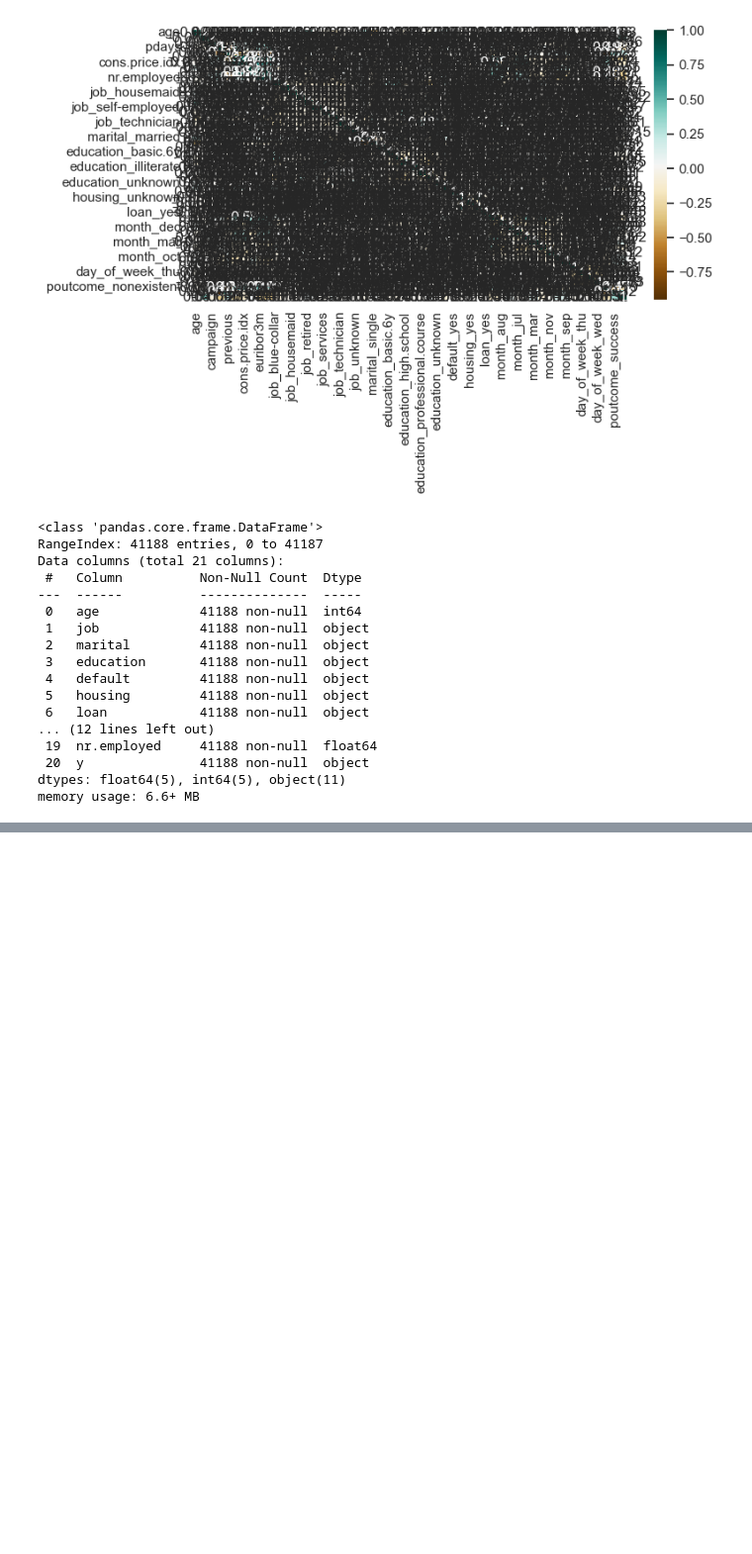
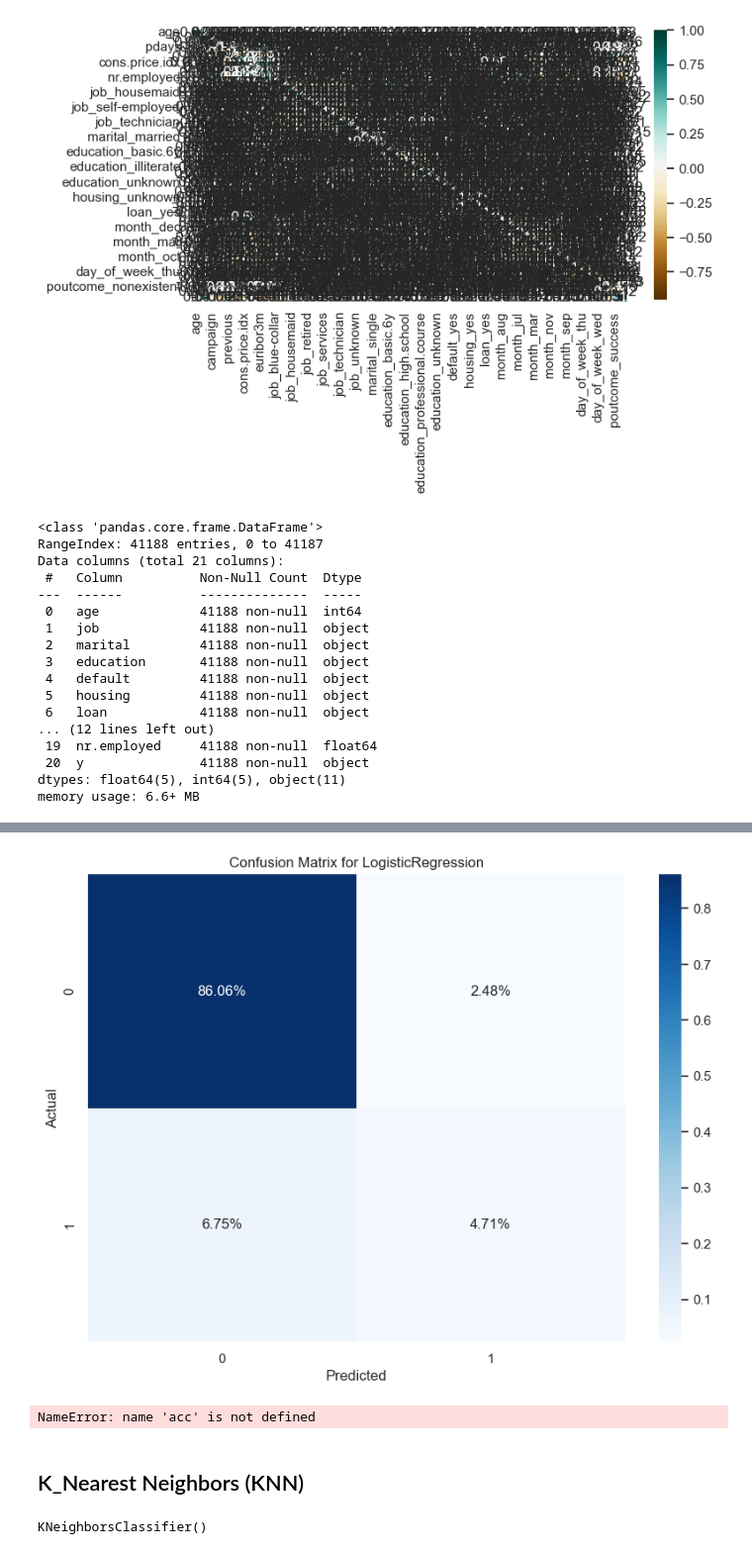
Before and after one commit to Soha1950/-Ass17.1, a Jupyter notebook: Untitled-checkpoint (1).ipynb, the cells around one changed output, grey strips where cells are left out. Shown: that part at 99% size. Drawn from its saved outputs; the diff is of its cells as text; code cells hidden in the pictures; blank space fills up the shorter version.

```diff
--- a/Untitled-checkpoint (1).ipynb
+++ b/Untitled-checkpoint (1).ipynb
@@ -454,0 +426,20 @@ ValueError: could not convert string to float: 'duration'
+# %%
+lr_evel = evaluate_model(logreg, x_test, y_test)
+
+print(f'Accuracy: {lr_evel["Accuracy"]}')
+print(f'Precision: {lr_evel["Precision"]}')
+print(f'Recall: {lr_evel["Recall"]}')
+print(f'F1 Score: {lr_evel["F1 Score"]}')
+print(f'AUC: {lr_evel["AUC"]}')
+# %% [output]
+[figure, added]
+NameError: name 'acc' is not defined
+# %% [markdown]
+## K_Nearest Neighbors (KNN)
+# %%
+from sklearn.neighbors import KNeighborsClassifier
+
+knn = KNeighborsClassifier()
+knn.fit(x_train,y_train)
+# %% [output]
+KNeighborsClassifier()
```
Also changed, not shown: parts of 22 cells of this notebook.
